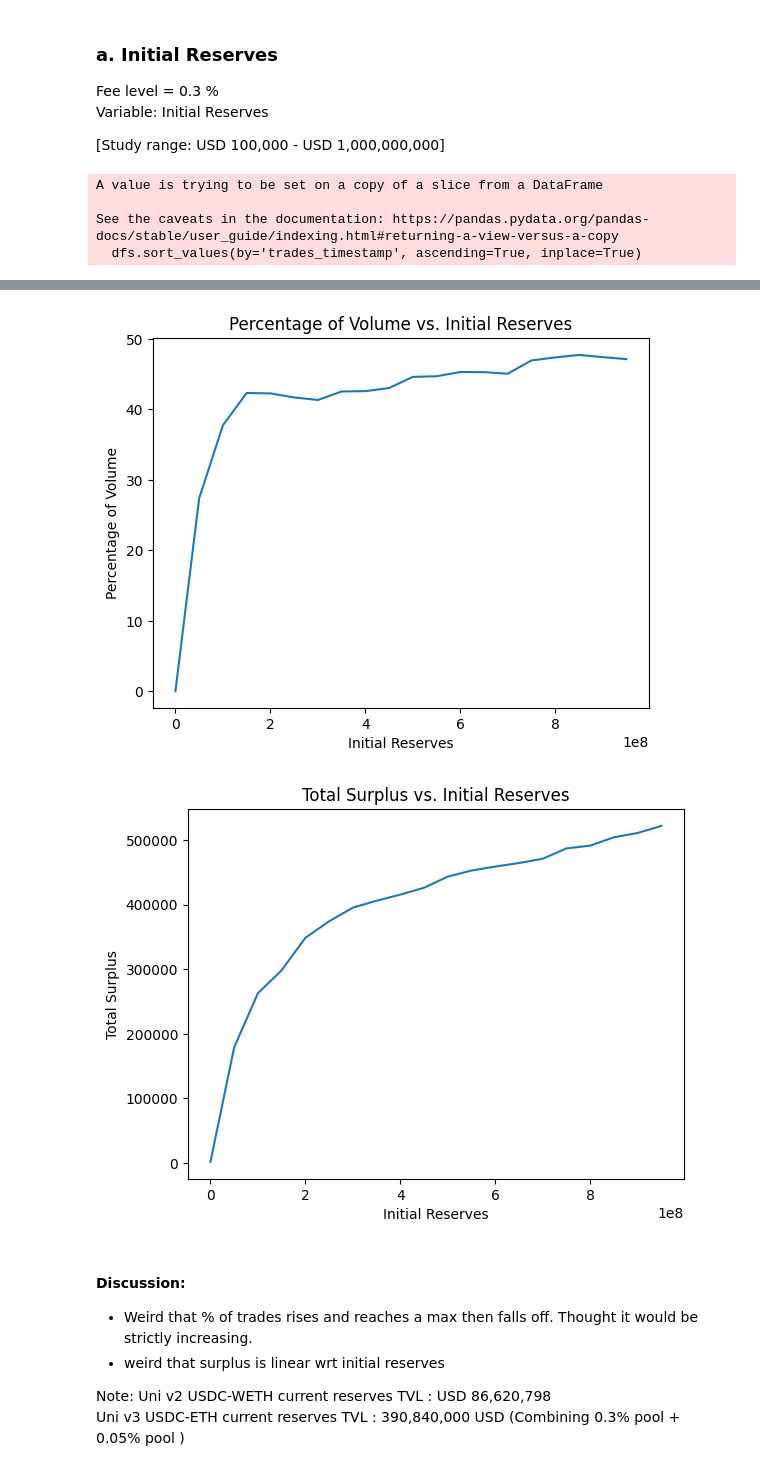
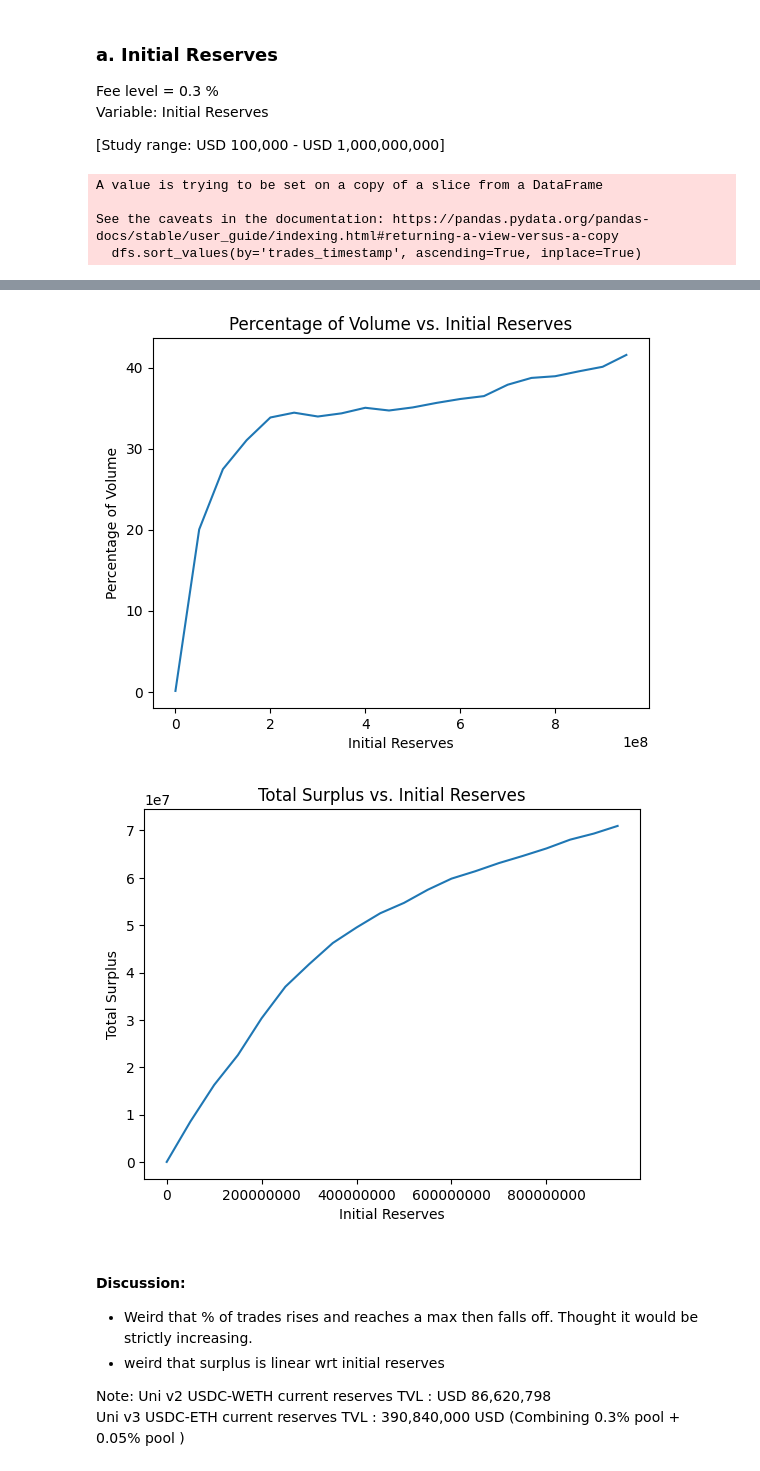
Before and after one commit to mohammed7s/Feedlot, a Jupyter notebook: forum_surplus_study/surplus_study.ipynb, the cells around one changed output, grey strips where cells are left out. Cells and saved outputs as stored; diff of their text form; code cells hidden in the pictures.

```diff
--- a/forum_surplus_study/surplus_study.ipynb
+++ b/forum_surplus_study/surplus_study.ipynb
@@ -697,7 +712,7 @@ import matplotlib.pyplot as plt
 
 token1 = "USDC"
 token2 = "WETH"
-fee_rate = 0.000
+fee_rate = 0.003
 
 # Study Starting reserves impact on key variables
 
@@ -745,6 +760,8 @@ ax.set_xlabel('Initial Reserves')
 ax.set_ylabel('Total Surplus')
 ax.set_title('Total Surplus vs. Initial Reserves')
 
+ax.ticklabel_format(style='plain', axis='x')
+
 plt.show()
 # %% [output]
 A value is trying to be set on a copy of a slice from a DataFrame
@@ -772,5 +789,5 @@ token1 USDC
-[figure, old version]
+[figure, new version]
-[figure, old version]
+[figure, new version]
 # %% [markdown]
 #### Discussion:
 
```
Also changed, not shown: parts of 14 cells of this notebook.
